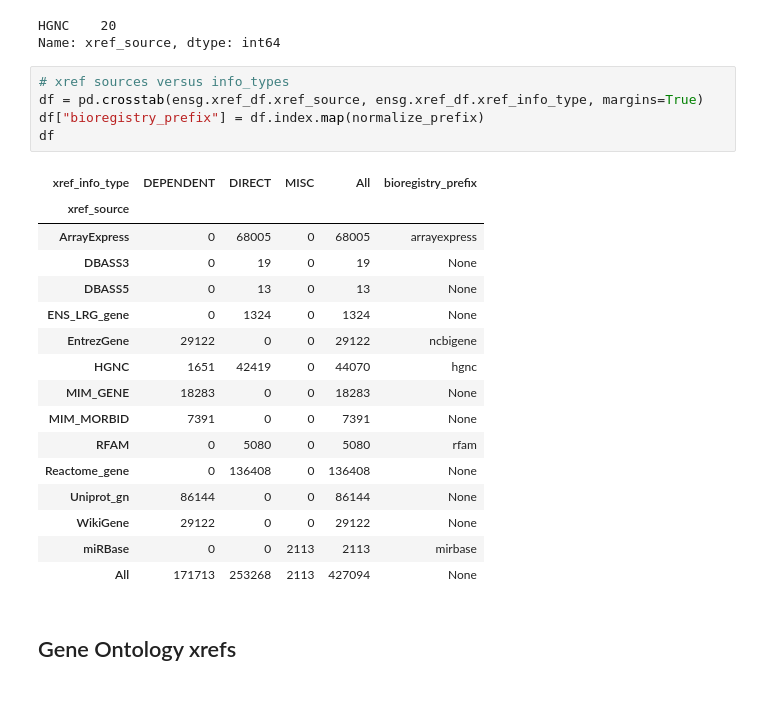
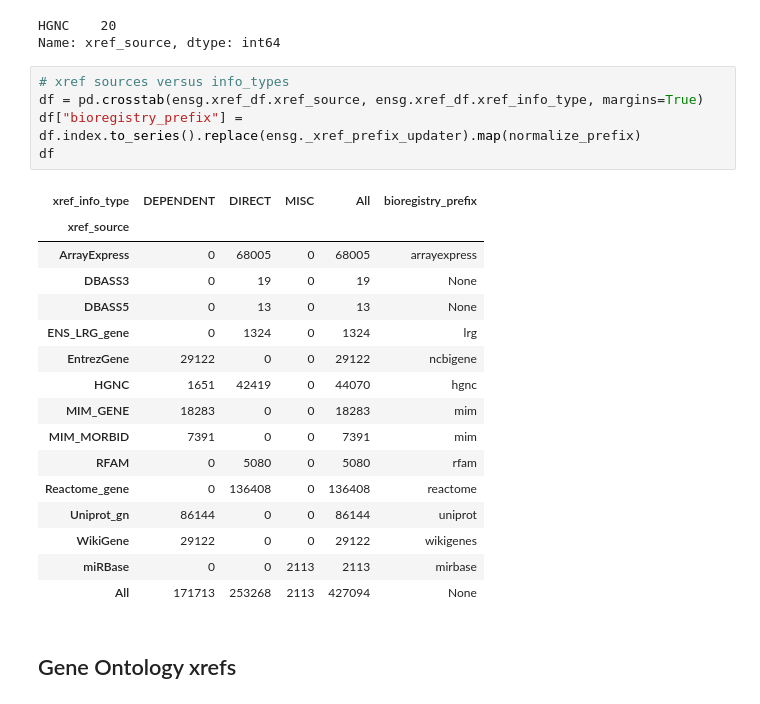
Before and after one commit to related-sciences/ensembl-genes, a Jupyter notebook: ensembl_genes_eda.ipynb, the cells around one changed output. Cells and saved outputs as stored; diff of their text form.

```diff
--- a/ensembl_genes_eda.ipynb
+++ b/ensembl_genes_eda.ipynb
@@ -315,23 +315,23 @@ Name: xref_source, dtype: int64
 # %%
 # xref sources versus info_types
 df = pd.crosstab(ensg.xref_df.xref_source, ensg.xref_df.xref_info_type, margins=True)
-df["bioregistry_prefix"] = df.index.map(normalize_prefix)
+df["bioregistry_prefix"] = df.index.to_series().replace(ensg._xref_prefix_updater).map(normalize_prefix)
 df
 # %% [output]
 | xref_info_type | DEPENDENT | DIRECT | MISC | All | bioregistry_prefix |
 | xref_source |  |  |  |  |  |
 | ArrayExpress | 0 | 68005 | 0 | 68005 | arrayexpress |
 | DBASS3 | 0 | 19 | 0 | 19 | None |
 | DBASS5 | 0 | 13 | 0 | 13 | None |
-| ENS_LRG_gene | 0 | 1324 | 0 | 1324 | None |
+| ENS_LRG_gene | 0 | 1324 | 0 | 1324 | lrg |
 | EntrezGene | 29122 | 0 | 0 | 29122 | ncbigene |
 | HGNC | 1651 | 42419 | 0 | 44070 | hgnc |
-| MIM_GENE | 18283 | 0 | 0 | 18283 | None |
-| MIM_MORBID | 7391 | 0 | 0 | 7391 | None |
+| MIM_GENE | 18283 | 0 | 0 | 18283 | mim |
+| MIM_MORBID | 7391 | 0 | 0 | 7391 | mim |
 | RFAM | 0 | 5080 | 0 | 5080 | rfam |
-| Reactome_gene | 0 | 136408 | 0 | 136408 | None |
-| Uniprot_gn | 86144 | 0 | 0 | 86144 | None |
-| WikiGene | 29122 | 0 | 0 | 29122 | None |
+| Reactome_gene | 0 | 136408 | 0 | 136408 | reactome |
+| Uniprot_gn | 86144 | 0 | 0 | 86144 | uniprot |
+| WikiGene | 29122 | 0 | 0 | 29122 | wikigenes |
 | miRBase | 0 | 0 | 2113 | 2113 | mirbase |
 | All | 171713 | 253268 | 2113 | 427094 | None |
 # %% [markdown]
```
Also changed, not shown: parts of 6 cells of this notebook, 11 other files.
